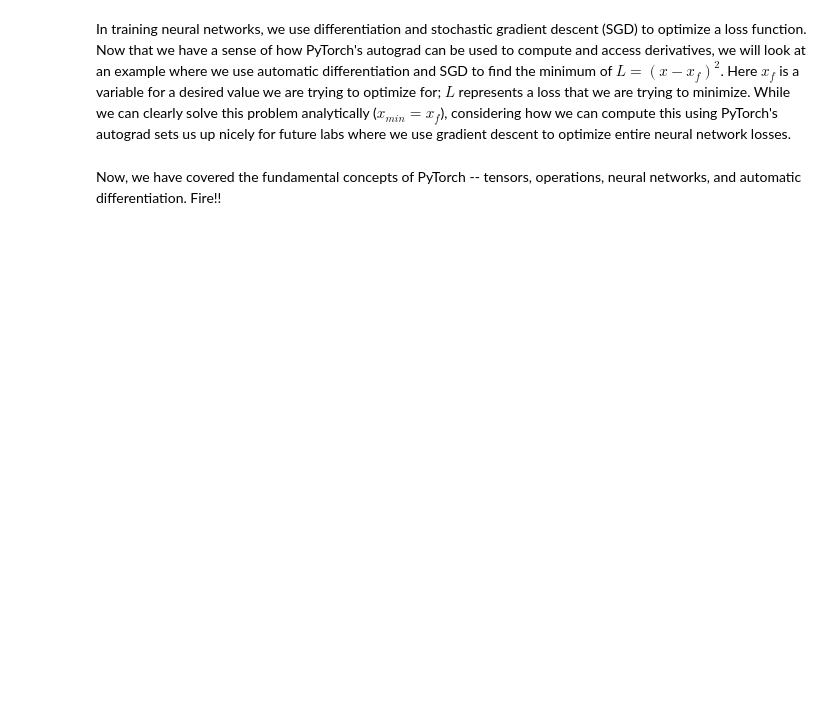
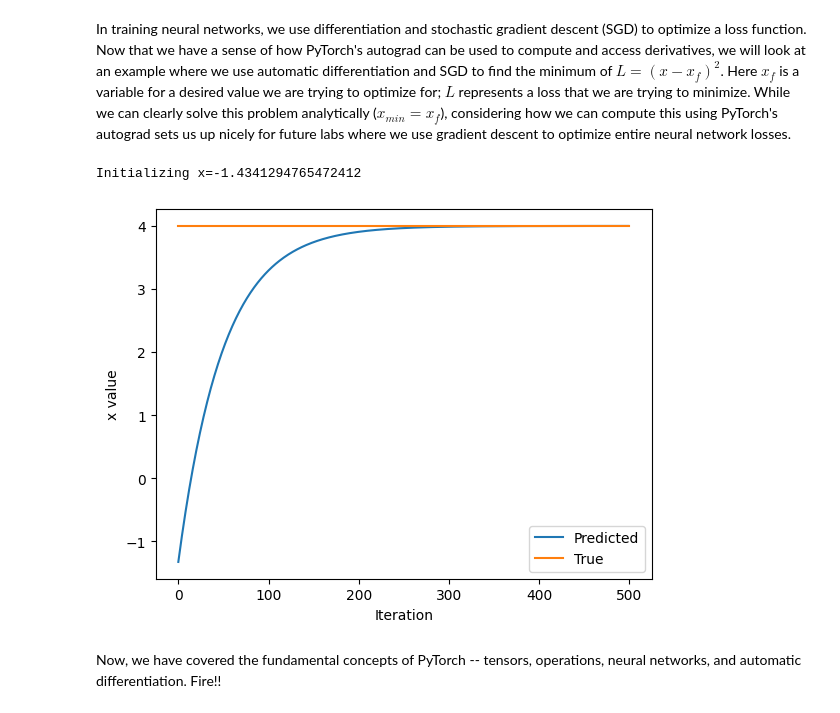
Before and after one commit to dianasaur323/LazyPig, a Jupyter notebook: lab1/PT_Part1_Intro.ipynb, the cells around one changed output. Drawn from its saved outputs; the diff is of its cells as text; code cells hidden in the pictures; blank space fills up the shorter version.

```diff
--- a/lab1/PT_Part1_Intro.ipynb
+++ b/lab1/PT_Part1_Intro.ipynb
@@ -329,33 +342,36 @@ In training neural networks, we use differentiation and stochastic gradient desc
 x = torch.randn(1)
 print(f"Initializing x={x.item()}")
 
 learning_rate = 1e-2  # Learning rate
 history = []
 x_f = 4  # Target value
 
 
 # We will run gradient descent for a number of iterations. At each iteration, we compute the loss,
 #   compute the derivative of the loss with respect to x, and perform the update.
 for i in range(500):
     x = torch.tensor([x], requires_grad=True)
 
     # TODO: Compute the loss as the square of the difference between x and x_f
-    loss = # TODO
+    loss = (x - x_f) ** 2
 
     # Backpropagate through the loss to compute gradients
     loss.backward()
 
     # Update x with gradient descent
     x = x.item() - learning_rate * x.grad
 
     history.append(x.item())
 
 # Plot the evolution of x as we optimize toward x_f!
 plt.plot(history)
 plt.plot([0, 500], [x_f, x_f])
 plt.legend(('Predicted', 'True'))
 plt.xlabel('Iteration')
 plt.ylabel('x value')
 plt.show()
+# %% [output]
+Initializing x=-1.4341294765472412
+[figure, added]
 # %% [markdown]
 Now, we have covered the fundamental concepts of PyTorch -- tensors, operations, neural networks, and automatic differentiation. Fire!!
```
Also changed, not shown: parts of 7 cells of this notebook.
